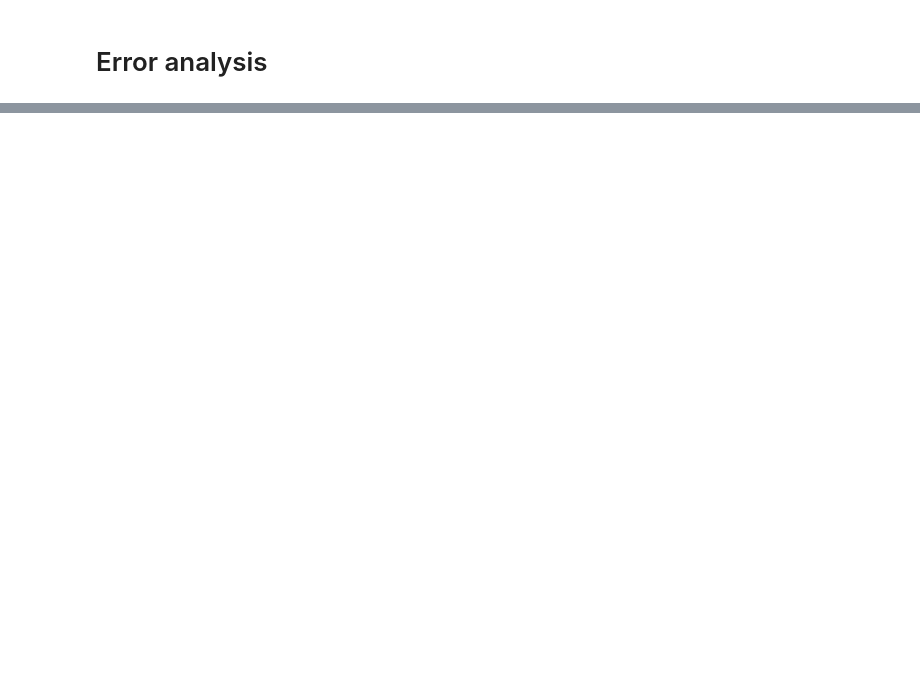
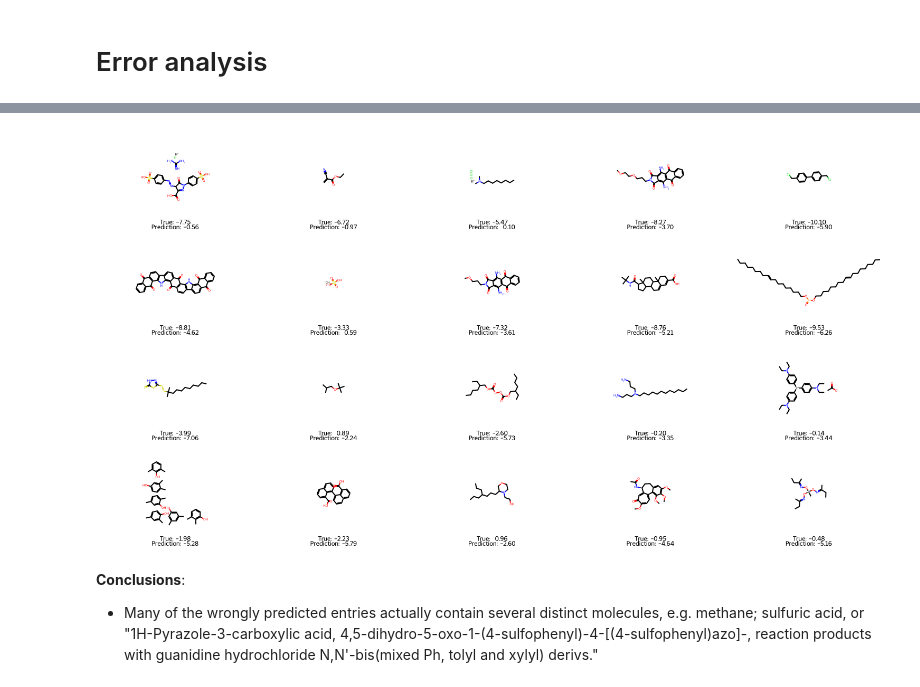
Before and after one commit to ManuelGehl/molecule_solubility, a Jupyter notebook: scripts/fingerprint_models.ipynb, the cells around one changed output, grey strips where cells are left out. Saved outputs shown, nothing was run; the diff lists cells and outputs as text; code cells hidden in the pictures; blank space fills up the shorter version.

```diff
--- a/scripts/fingerprint_models.ipynb
+++ b/scripts/fingerprint_models.ipynb
@@ -584,0 +624,20 @@ error_analysis_df
+# %%
+# Select overestimated and underestimated entries
+top10_underestimated = error_analysis_df.sort_values(by="residual").iloc[:10,].loc[:, ["Name", "SMILES", "solubility", "prediction"]]
+top10_overestimated = error_analysis_df.sort_values(by="residual").iloc[-10:,].loc[:, ["Name", "SMILES", "solubility", "prediction"]]
+# %%
+# Convert SMILES strings to molecule objects
+molecules = []
+legends = []
+for index, row in top10_underestimated.iterrows():
+    mol = MolFromSmiles(row['SMILES'])
+    molecules.append(mol)
+    legends.append(f"True: {row["solubility"]: .2f}\nPrediction: {row["prediction"]: .2f}")
+
+for index, row in top10_overestimated.iterrows():
+    mol = MolFromSmiles(row['SMILES'])
+    molecules.append(mol)
+    legends.append(f"True: {row["solubility"]: .2f}\nPrediction: {row["prediction"]: .2f}")
+
+Draw.MolsToGridImage(molecules, molsPerRow=5, legends=legends, subImgSize=(300,200))
+# %% [output]
@@ -584,0 +645,5 @@ error_analysis_df
+[figure, added]
+# %% [markdown]
+**Conclusions**:
+
+- Many of the wrongly predicted entries actually contain several distinct molecules, e.g. methane; sulfuric acid, or "1H-Pyrazole-3-carboxylic acid, 4,5-dihydro-5-oxo-1-(4-sulfophenyl)-4-[(4-sulfophenyl)azo]-, reaction products with guanidine hydrochloride N,N'-bis(mixed Ph, tolyl and xylyl) derivs."
```
Also changed, not shown: parts of 13 cells of this notebook, 2 other files.
